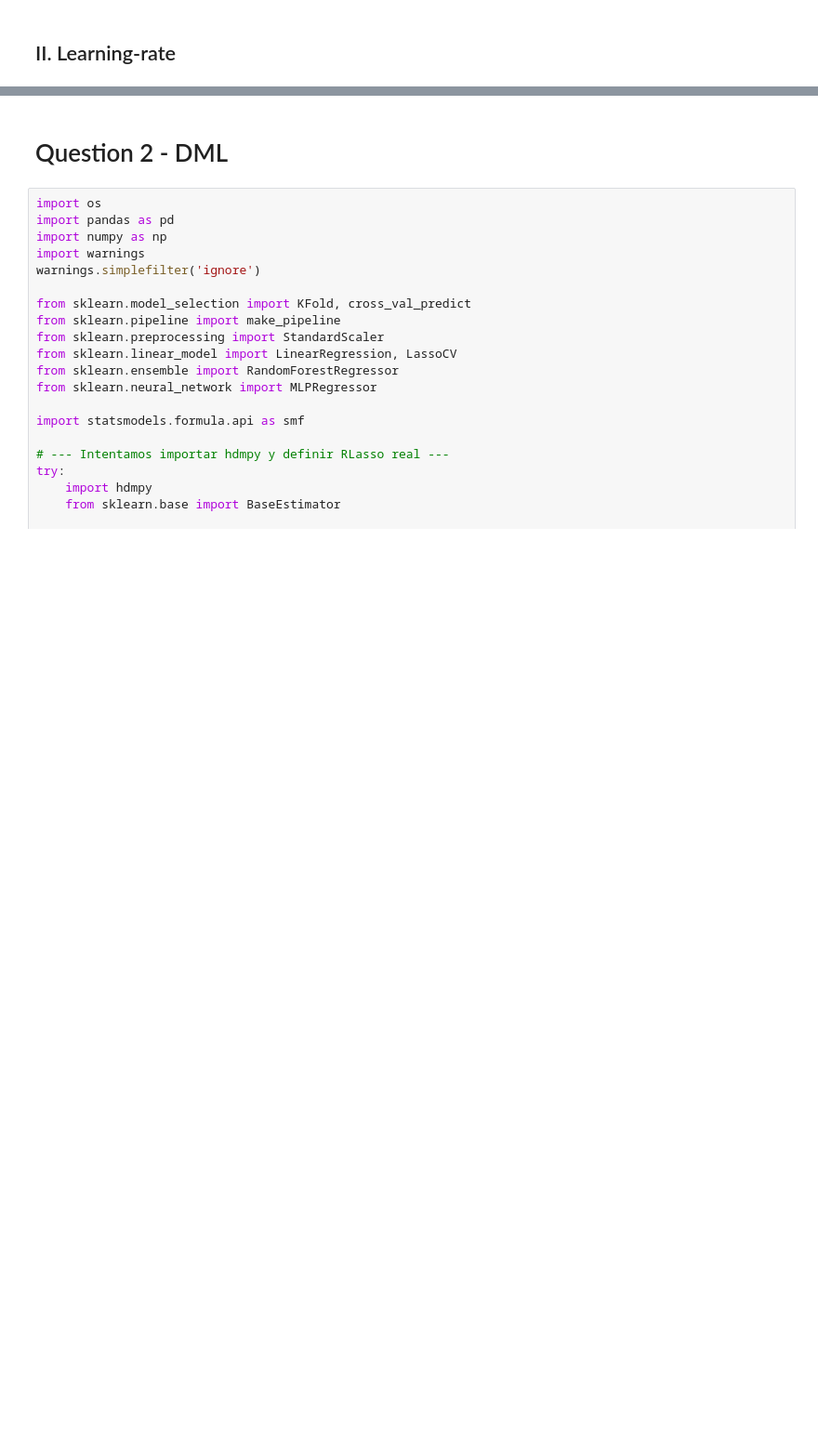
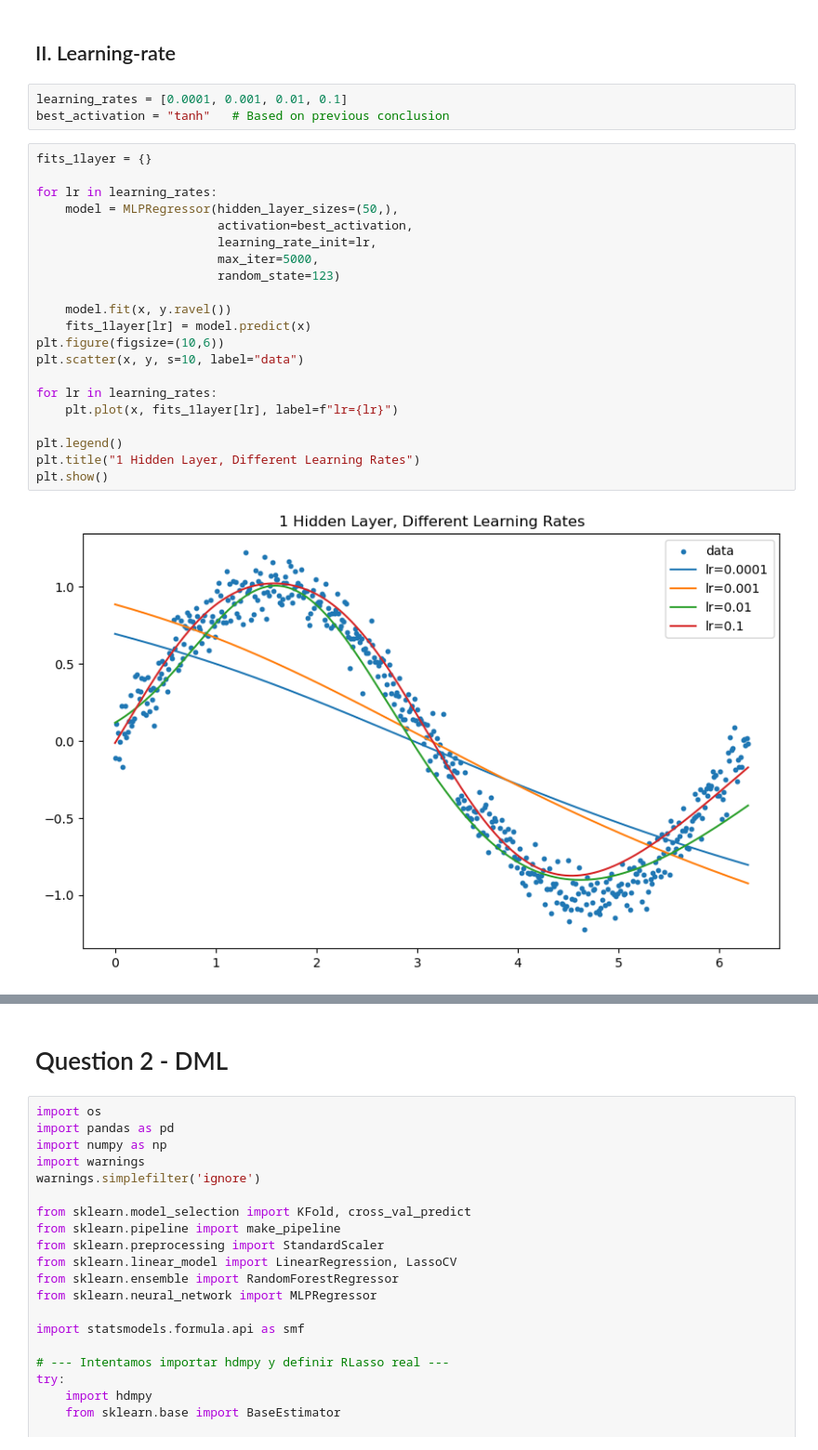
Before and after one commit to gsaco/DML_NN, a Jupyter notebook: Python4.ipynb, the cells around one changed output, grey strips where cells are left out. Shown at 93% size. Cells and saved outputs as stored; diff of their text form; blank space fills up the shorter version.

```diff
--- a/Python4.ipynb
+++ b/Python4.ipynb
@@ -13,2 +95,28 @@ import matplotlib.pyplot as plt
 # %% [markdown]
 ## II. Learning-rate
+# %%
+learning_rates = [0.0001, 0.001, 0.01, 0.1]
+best_activation = "tanh"   # Based on previous conclusion
+# %%
+fits_1layer = {}
+
+for lr in learning_rates:
+    model = MLPRegressor(hidden_layer_sizes=(50,),
+                         activation=best_activation,
+                         learning_rate_init=lr,
+                         max_iter=5000,
+                         random_state=123)
+
+    model.fit(x, y.ravel())
+    fits_1layer[lr] = model.predict(x)
+plt.figure(figsize=(10,6))
+plt.scatter(x, y, s=10, label="data")
+
+for lr in learning_rates:
+    plt.plot(x, fits_1layer[lr], label=f"lr={lr}")
+
+plt.legend()
+plt.title("1 Hidden Layer, Different Learning Rates")
+plt.show()
+# %% [output]
+[figure, added]
```
Also changed, not shown: parts of 8 cells of this notebook.
